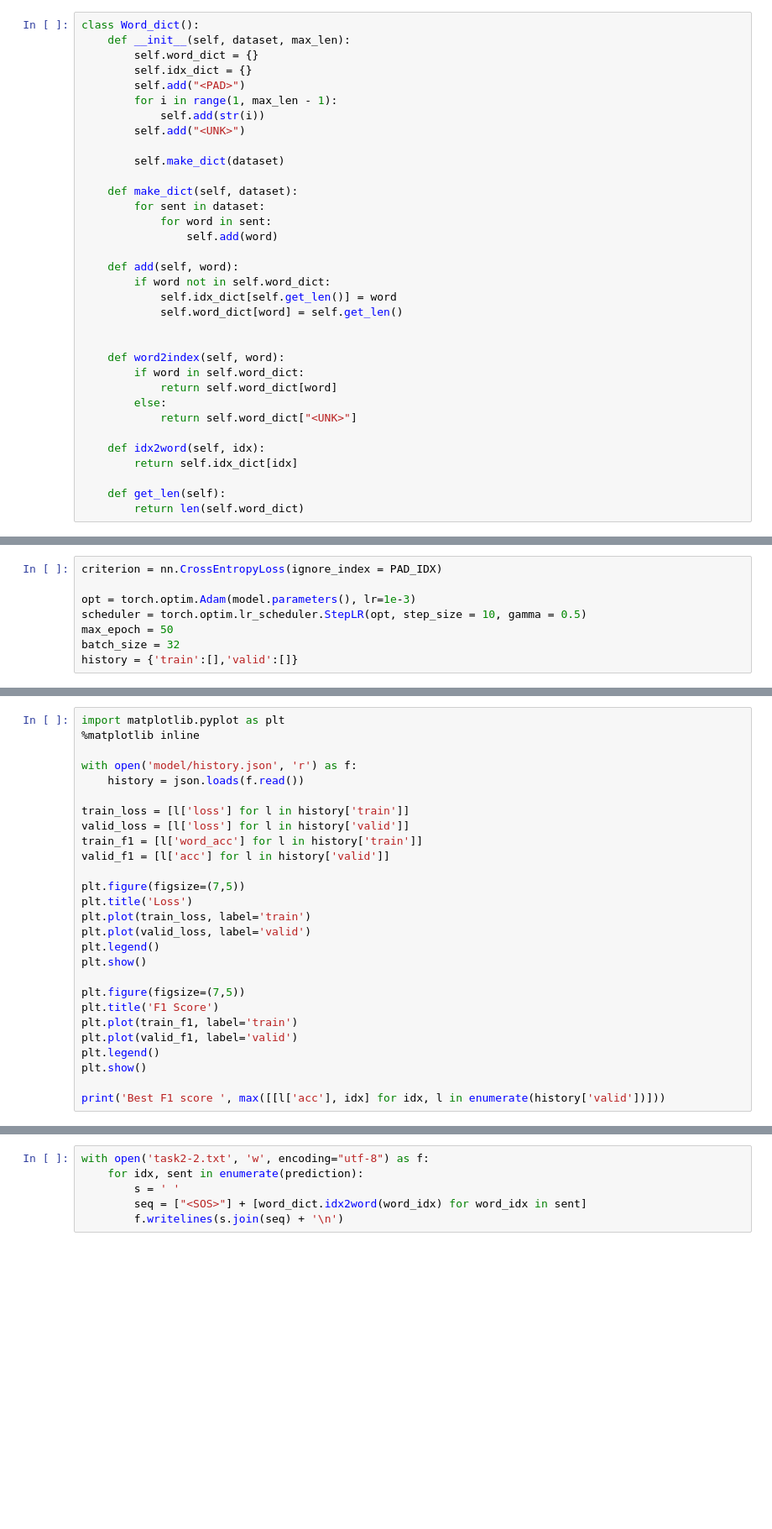
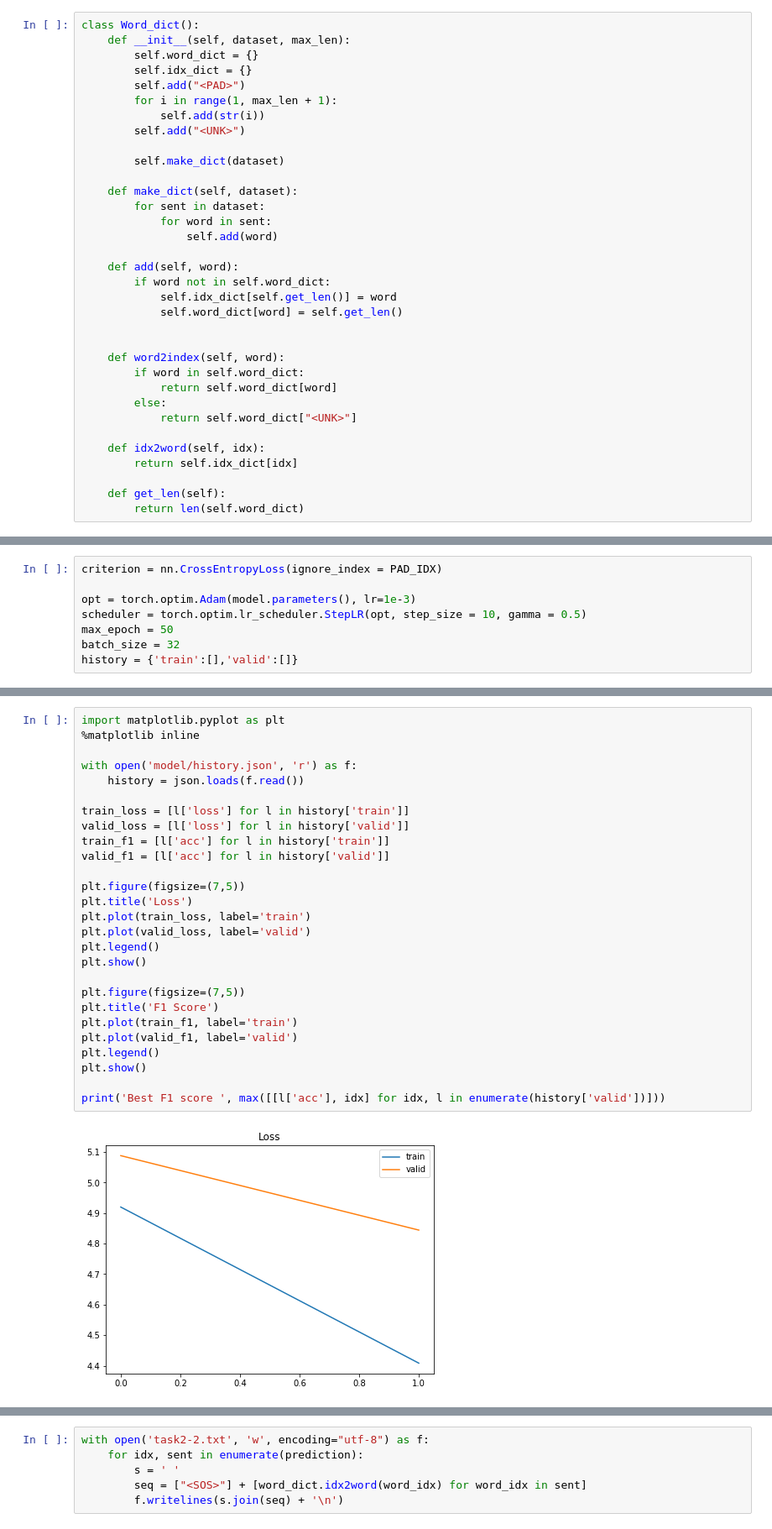
Before and after one commit to KUAN-HSUN-LI/SDML, a Jupyter notebook: hw2/2.1/2.1.ipynb, the cells around one changed output, grey strips where cells are left out. Shown: that part at 84% size. Drawn from its saved outputs; the diff is of its cells as text; blank space fills up the shorter version.

```diff
--- a/hw2/2.1/2.1.ipynb
+++ b/hw2/2.1/2.1.ipynb
@@ -28,7 +28,7 @@ class Word_dict():
         self.word_dict = {}
         self.idx_dict = {}
         self.add("<PAD>")
-        for i in range(1, max_len - 1):
+        for i in range(1, max_len + 1):
             self.add(str(i))
         self.add("<UNK>")
 
@@ -396,27 +399,29 @@ HBox(children=(IntProgress(value=0, description='Train', max=18543, style=Progre
 # %%
 import matplotlib.pyplot as plt
 %matplotlib inline
 
 with open('model/history.json', 'r') as f:
     history = json.loads(f.read())
 
 train_loss = [l['loss'] for l in history['train']]
 valid_loss = [l['loss'] for l in history['valid']]
-train_f1 = [l['word_acc'] for l in history['train']]
+train_f1 = [l['acc'] for l in history['train']]
 valid_f1 = [l['acc'] for l in history['valid']]
 
 plt.figure(figsize=(7,5))
 plt.title('Loss')
 plt.plot(train_loss, label='train')
 plt.plot(valid_loss, label='valid')
 plt.legend()
 plt.show()
 
 plt.figure(figsize=(7,5))
 plt.title('F1 Score')
 plt.plot(train_f1, label='train')
 plt.plot(valid_f1, label='valid')
 plt.legend()
 plt.show()
 
 print('Best F1 score ', max([[l['acc'], idx] for idx, l in enumerate(history['valid'])]))
+# %% [output]
+[figure, added]
```
Also changed, not shown: parts of 11 cells of this notebook.
